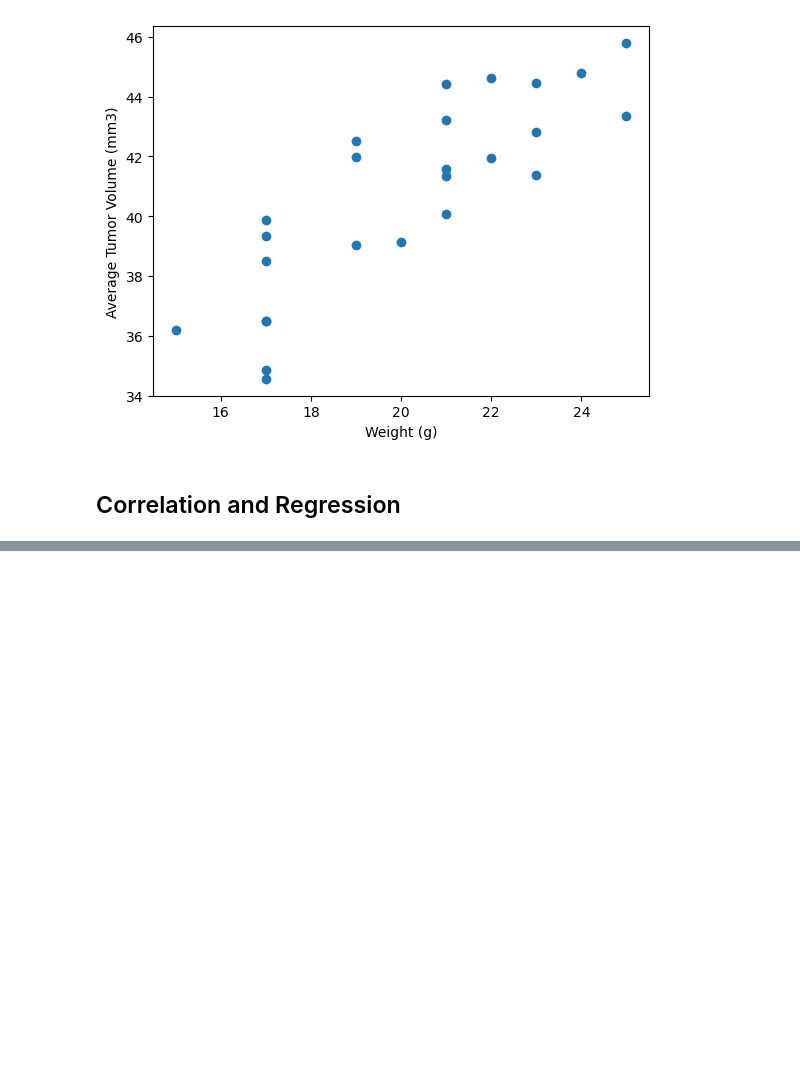
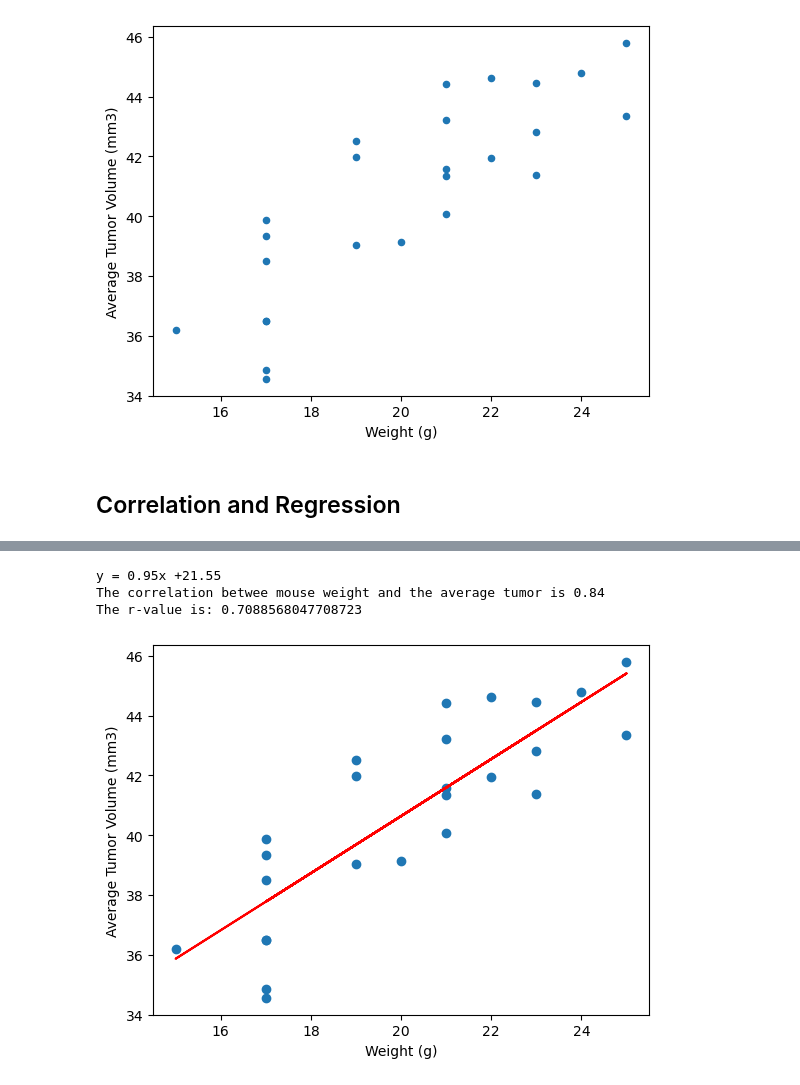
Before and after one commit to eaccooper5/matplotlib_challenge, a Jupyter notebook: Pymaceuticals/pymaceuticals_hw.ipynb, the cells around one changed output, grey strips where cells are left out. Cells and saved outputs as stored; diff of their text form; code cells hidden in the pictures; blank space fills up the shorter version.

```diff
--- a/Pymaceuticals/pymaceuticals_hw.ipynb
+++ b/Pymaceuticals/pymaceuticals_hw.ipynb
@@ -268,5 +270,11 @@ Index: []
 # %%
 # Generate a scatter plot of mouse weight vs. the average observed tumor volume for the entire Capomulin regimen
+avg_tumor_volume = capomulin_df.groupby('Mouse ID')['Tumor Volume (mm3)'].mean()
+weight_volume = pd.merge(avg_tumor_volume, capomulin_df[['Mouse ID', 'Weight (g)']], on='Mouse ID', how='inner').drop_duplicates()
+weight_volume
+
+weight_volume.plot(kind='scatter', x='Weight (g)', y='Tumor Volume (mm3)', xlabel='Weight (g)', ylabel='Average Tumor Volume (mm3)')
+plt.show()
 # %% [output]
 [figure]
 # %% [markdown]
@@ -279,0 +282,32 @@ The correlation between mouse weight and the average tumor volume is 0.84
+# %%
+# Calculate the correlation coefficient and a linear regression model
+# for mouse weight and average observed tumor volume for the entire Capomulin regimen
+weight = weight_volume['Weight (g)']
+volume = weight_volume['Tumor Volume (mm3)']
+correlation = st.pearsonr(weight, volume)
+(slope, intercept, rvalue, pvalue, stderr) = st.linregress(weight, volume)
+regress_values = weight * slope + intercept
+
+#Create line equation
+line_eq = "y = " + str(round(slope, 2)) + "x +" + str(round(intercept, 2))
+print(line_eq)
+
+plt.scatter(weight,volume)
+plt.plot(weight,regress_values,"r-")
+
+# Label plot and annotate the line equation
+plt.xlabel('Weight (g)')
+plt.ylabel('Average Tumor Volume (mm3)')
+plt.annotate(line_eq,(20,5),fontsize=10,color="red")
+
+# Print correlation
+print(f"The correlation betwee mouse weight and the average tumor is {round(correlation[0],2)}")
+print(f"The r-value is: {rvalue**2}")
+
+# Show plot
+plt.show()
+# %% [output]
+y = 0.95x +21.55
+The correlation betwee mouse weight and the average tumor is 0.84
+The r-value is: 0.7088568047708723
+[figure, added]
```
Also changed, not shown: parts of 8 cells of this notebook.
